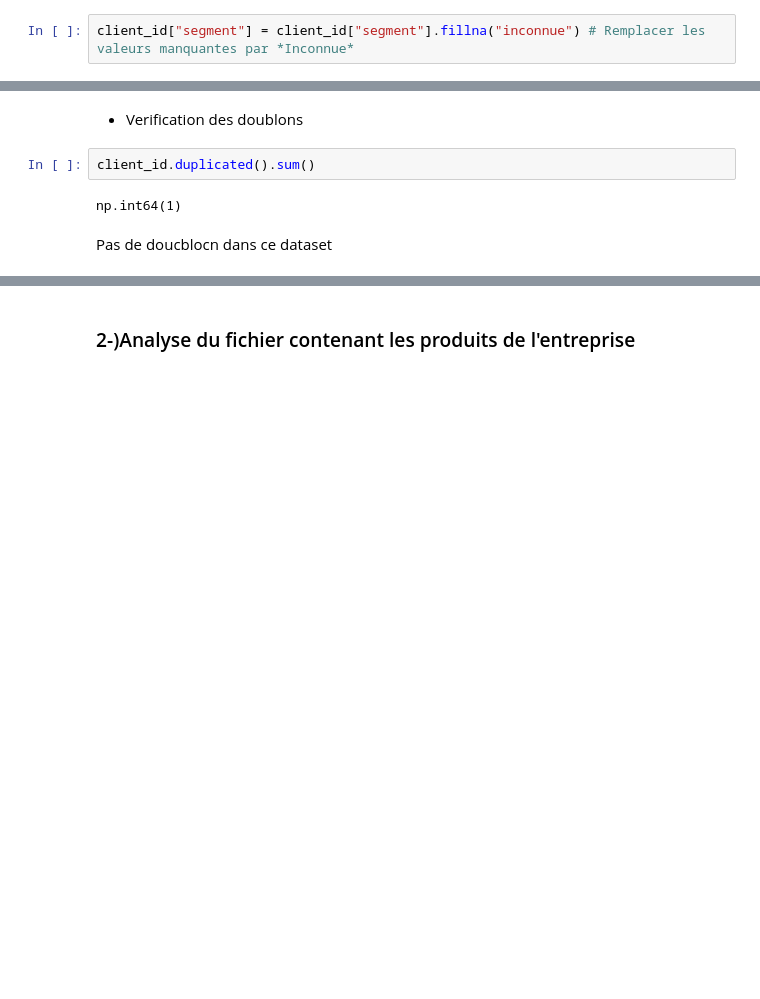
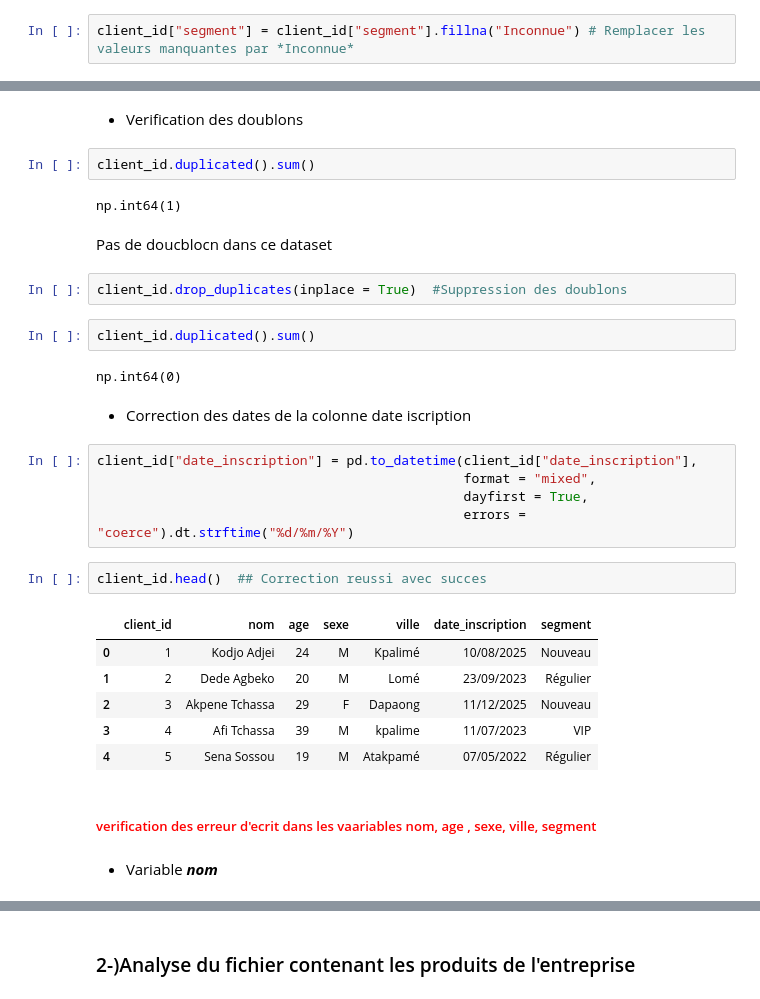
Before and after one commit to SAKPANI/Formation-Data_Science-et-Machine-Learning, a Jupyter notebook: PROJETS/PROJET_E_COMMERCE/projet_ecommerce/Analyse_Donnees_E_Commerce.ipynb, the cells around one changed output, grey strips where cells are left out. Saved outputs shown, nothing was run; the diff lists cells and outputs as text; blank space fills up the shorter version.

Commit message:
Fin de la partie 05 du projet de la visulisation des donnes du premier projet , pour le projet e-commerce on a fait le debut de netoyages avec le premier dataset client_id

```diff
--- a/PROJETS/PROJET_E_COMMERCE/projet_ecommerce/Analyse_Donnees_E_Commerce.ipynb
+++ b/PROJETS/PROJET_E_COMMERCE/projet_ecommerce/Analyse_Donnees_E_Commerce.ipynb
@@ -101,7 +101,7 @@ memory usage: 14.4+ KB
 # %% [markdown]
 -  Correction des valeur **manquantes sur la colonne segment**
 # %%
-client_id["segment"] = client_id["segment"].fillna("inconnue") # Remplacer les valeurs manquantes par *Inconnue*
+client_id["segment"] = client_id["segment"].fillna("Inconnue") # Remplacer les valeurs manquantes par *Inconnue*
 # %%
 client_id.isnull().sum()
 # %% [output]
@@ -121,3 +121,29 @@ client_id.duplicated().sum()
 np.int64(1)
 # %% [markdown]
 Pas de doucblocn dans ce dataset
+# %%
+client_id.drop_duplicates(inplace = True)  #Suppression des doublons
+# %%
+client_id.duplicated().sum()
+# %% [output]
+np.int64(0)
+# %% [markdown]
+- Correction des dates de la colonne date iscription
+# %%
+client_id["date_inscription"] = pd.to_datetime(client_id["date_inscription"],
+                                               format = "mixed",
+                                               dayfirst = True,
+                                               errors = "coerce").dt.strftime("%d/%m/%Y")
+# %%
+client_id.head()  ## Correction reussi avec succes
+# %% [output]
+|  | client_id | nom | age | sexe | ville | date_inscription | segment |
+| 0 | 1 | Kodjo Adjei | 24 | M | Kpalimé | 10/08/2025 | Nouveau |
+| 1 | 2 | Dede Agbeko | 20 | M | Lomé | 23/09/2023 | Régulier |
+| 2 | 3 | Akpene Tchassa | 29 | F | Dapaong | 11/12/2025 | Nouveau |
+| 3 | 4 | Afi Tchassa | 39 | M | kpalime | 11/07/2023 | VIP |
+| 4 | 5 | Sena Sossou | 19 | M | Atakpamé | 07/05/2022 | Régulier |
+# %% [markdown]
+<h5 style = "color :red">verification des erreur d'ecrit dans les vaariables nom, age , sexe, ville, segment</h5>
+# %% [markdown]
+- Variable ***nom***
```
Also changed, not shown: parts of 35 cells of this notebook, 2 other files.
